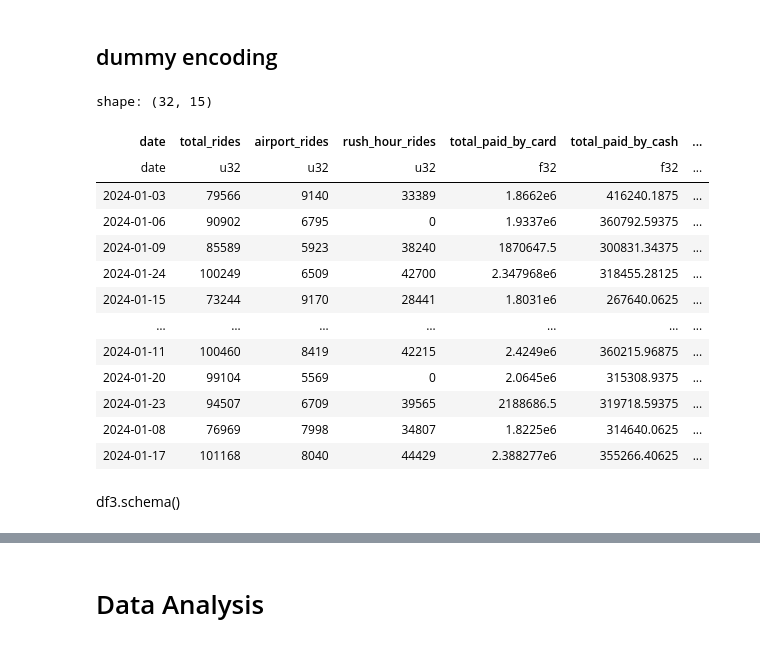
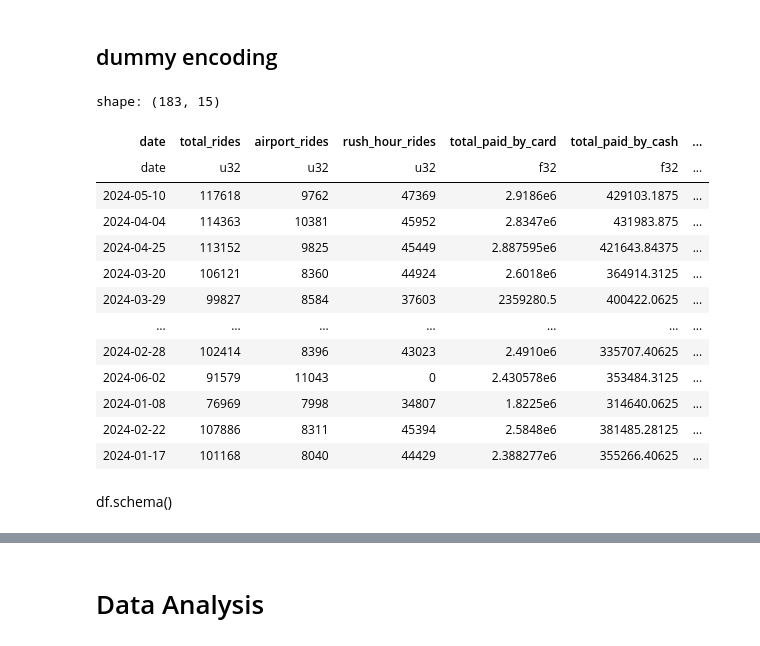
Before and after one commit to mate-mali/MLOPS-MM03, a Jupyter notebook: mm homework.ipynb, the cells around one changed output, grey strips where cells are left out. Cells and saved outputs as stored; diff of their text form; code cells hidden in the pictures.

Commit message:
six months rush

```diff
--- a/mm homework.ipynb
+++ b/mm homework.ipynb
@@ -49,4 +51,13 @@ if not os.path.exists(f"{DATA_DIR}/taxi_zone_lookup.csv"):
 # %% [markdown]
 ## include only rides starting in 2024 and ending at most at 01.01.2025
 # %%
-df = pl.read_parquet(f"{DATA_DIR}/1.parquet")
+dfs = []
+for month in range(1, 7):
+    df = pl.scan_parquet(f"{DATA_DIR}/{month}.parquet")
+    df = df.with_columns(
+        pl.col("tpep_pickup_datetime").dt.cast_time_unit("ms"),
+        pl.col("tpep_dropoff_datetime").dt.cast_time_unit("ms"),
+    )
+    dfs.append(df)
+df = pl.concat(dfs)
+df.collect()
@@ -53,11 +79,11 @@ df = pl.read_parquet(f"{DATA_DIR}/1.parquet")
 # %%
 df = (
-    df.filter
+    df.lazy().filter
     (
         (pl.col("tpep_pickup_datetime").dt.year() == 2024)
         & (pl.col("tpep_dropoff_datetime").dt.date() <= dt.date(2025,1,1))
     )
-)
+).collect()
 # %% [markdown]
 ## optimize data types, particularly for integers and categorical strings
 # %%
@@ -163,7 +193,7 @@ Schema({'VendorID': Int8, 'tpep_pickup_datetime': Datetime(time_unit='us', time_
 # %% [markdown]
 # Data transformation
 # %%
-df2 = (
+df = (
     df.lazy().with_columns(
         # combine payment type values for
         # `"No charge"`, `"Dispute"`, `"Unknown"` and `"Voided trip"` into one type,
@@ -185,8 +215,8 @@ df2 = (
 # i am borrowing this from, exercise workbook
 df_taxi_zones = pl.read_csv("data/taxi_zone_lookup.csv").lazy()
 # %%
-df2 = (
-    df2.lazy().with_columns(
+df = (
+    df.lazy().with_columns(
         # combine payment type values for
         # `"No charge"`, `"Dispute"`, `"Unknown"` and `"Voided trip"` into one type,
         # i hope thsi works
@@ -241,8 +271,8 @@ df2 = (
 # %% [markdown]
 ## dummy encoding
 # %%
-df3 = (
-    df2.to_dummies(
+df = (
+    df.to_dummies(
         columns=["payment_type", "pickup_borough", "dropoff_borough"]
     ).lazy().with_columns(
         #open lazification sequence
@@ -262,46 +292,46 @@ df3 = (
         #      - average fare amount
         #      - median distance
         #      - sum of total amounts
         #      - total amount paid by card, cash, and other
         #      - total congestion surcharge
         #      - total number of passengers)
         #since i have already made dummies/one-hots i will use them instead of ifs
         #if its paid by card then that flag will be non-zero so that was handy
         (pl.col("total_amount") * pl.col("payment_type_credit card")).sum().alias("total_paid_by_card"),
         (pl.col("total_amount") * pl.col("payment_type_cash")).sum().alias("total_paid_by_cash"),
         (pl.col("total_amount") * pl.col("payment_type_other")).sum().alias("total_paid_by_other"),
         # some statistical wikitiki
         pl.col("fare_amount").mean().alias("average_fare_amount"),
         pl.col("trip_distance").median().alias("median_distance"),
         pl.col("total_amount").sum().alias("sum_total_amount")
     )
     .with_columns(
         # it felt wrong to have date attributes at the end so i moved them earlier i nthe execution order, before aggregsation
         # nevermind, actually it made sense cause otherwise i would need to have them in the aggregation
         # and that would sound like additional effort my machine would not survive
         pl.col("date").dt.quarter().alias("quarter"),
         pl.col("date").dt.month().alias("month"),
         pl.col("date").dt.day().alias("day_of_month"),
         pl.col("date").dt.weekday().alias("day_of_week"),
         (pl.col("date").dt.weekday() >= 6).alias("is_weekend")
     ).collect()
 )
-df3
+df
 # %% [output]
-shape: (32, 15)
+shape: (183, 15)
 | date | total_rides | airport_rides | rush_hour_rides | total_paid_by_card | total_paid_by_cash | ... |
 | date | u32 | u32 | u32 | f32 | f32 | ... |
-| 2024-01-03 | 79566 | 9140 | 33389 | 1.8662e6 | 416240.1875 | ... |
-| 2024-01-06 | 90902 | 6795 | 0 | 1.9337e6 | 360792.59375 | ... |
-| 2024-01-09 | 85589 | 5923 | 38240 | 1870647.5 | 300831.34375 | ... |
-| 2024-01-24 | 100249 | 6509 | 42700 | 2.347968e6 | 318455.28125 | ... |
-| 2024-01-15 | 73244 | 9170 | 28441 | 1.8031e6 | 267640.0625 | ... |
+| 2024-05-10 | 117618 | 9762 | 47369 | 2.9186e6 | 429103.1875 | ... |
+| 2024-04-04 | 114363 | 10381 | 45952 | 2.8347e6 | 431983.875 | ... |
+| 2024-04-25 | 113152 | 9825 | 45449 | 2.887595e6 | 421643.84375 | ... |
+| 2024-03-20 | 106121 | 8360 | 44924 | 2.6018e6 | 364914.3125 | ... |
+| 2024-03-29 | 99827 | 8584 | 37603 | 2359280.5 | 400422.0625 | ... |
 | … | … | … | … | … | … | ... |
-| 2024-01-11 | 100460 | 8419 | 42215 | 2.4249e6 | 360215.96875 | ... |
-| 2024-01-20 | 99104 | 5569 | 0 | 2.0645e6 | 315308.9375 | ... |
-| 2024-01-23 | 94507 | 6709 | 39565 | 2188686.5 | 319718.59375 | ... |
+| 2024-02-28 | 102414 | 8396 | 43023 | 2.4910e6 | 335707.40625 | ... |
+| 2024-06-02 | 91579 | 11043 | 0 | 2.430578e6 | 353484.3125 | ... |
 | 2024-01-08 | 76969 | 7998 | 34807 | 1.8225e6 | 314640.0625 | ... |
+| 2024-02-22 | 107886 | 8311 | 45394 | 2.5848e6 | 381485.28125 | ... |
 | 2024-01-17 | 101168 | 8040 | 44429 | 2.388277e6 | 355266.40625 | ... |
 # %% [markdown]
-df3.schema()
+df.schema()
 # %%
```
Also changed, not shown: parts of 11 cells of this notebook, 1 other file.
